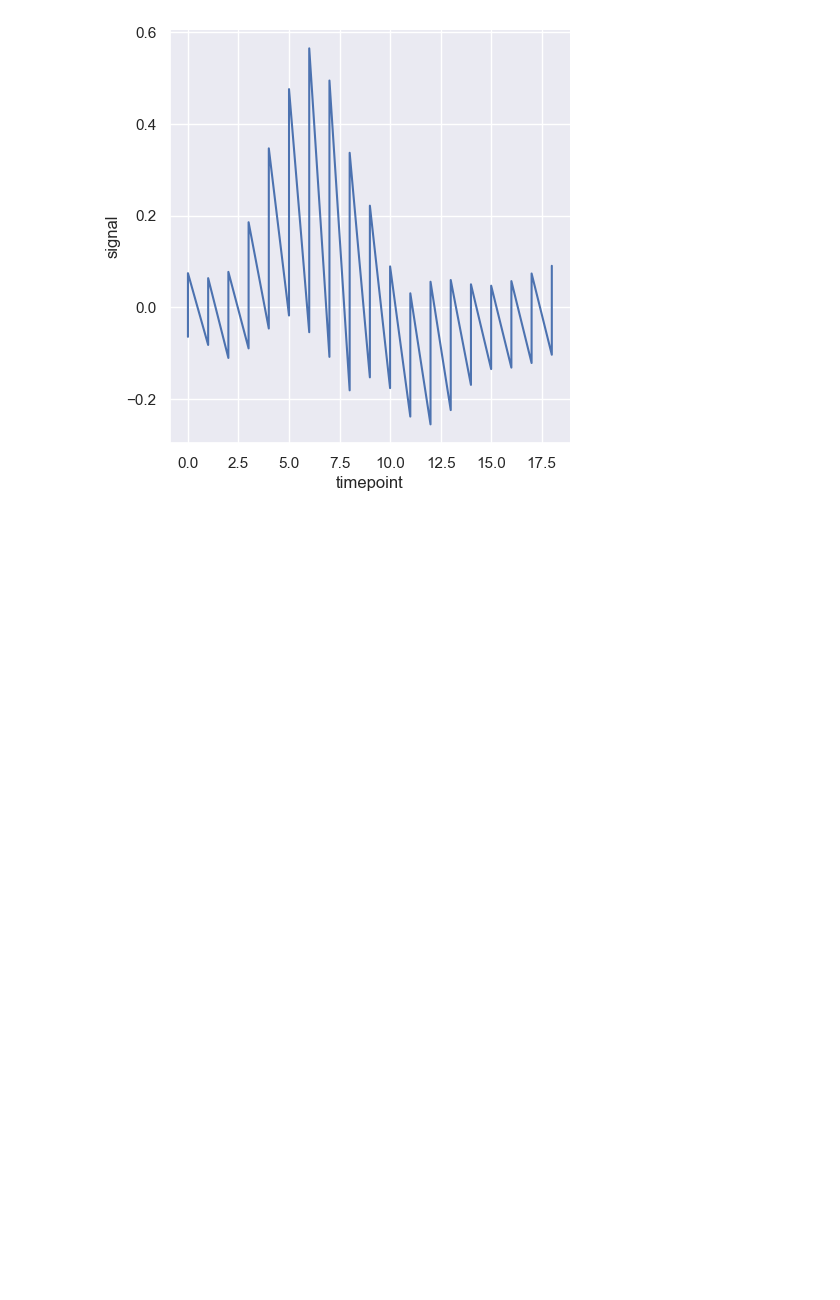
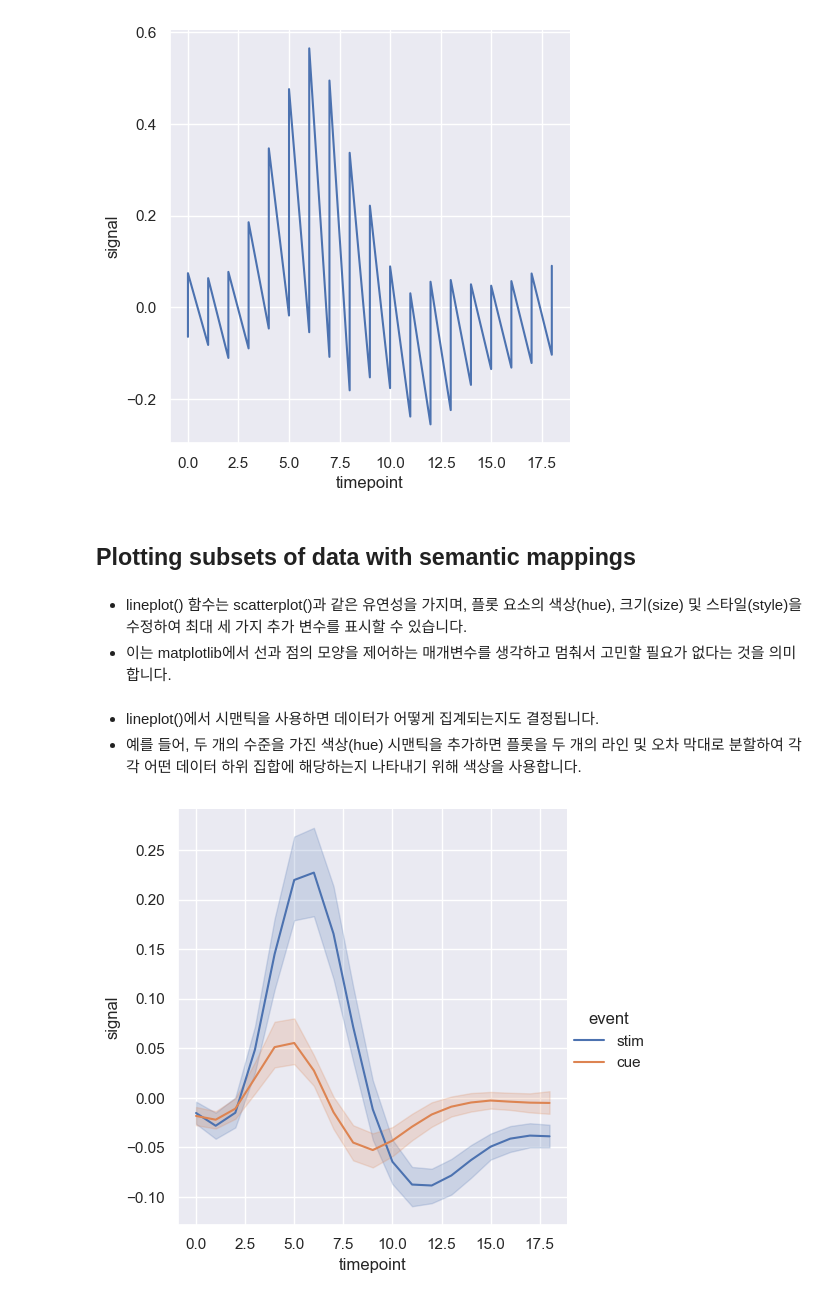
Before and after one commit to kinghy00/Seaborn-Tutorial, a Jupyter notebook: Visualizing_statistical_relationships.ipynb, the cells around one changed output. Drawn from its saved outputs; the diff is of its cells as text; code cells hidden in the pictures; blank space fills up the shorter version.

```diff
--- a/Visualizing_statistical_relationships.ipynb
+++ b/Visualizing_statistical_relationships.ipynb
@@ -193,3 +193,18 @@ sns.relplot(
 );
 # %% [output]
 [figure]
+# %% [markdown]
+## Plotting subsets of data with semantic mappings
+# %% [markdown]
+- lineplot() 함수는 scatterplot()과 같은 유연성을 가지며, 플롯 요소의 색상(hue), 크기(size) 및 스타일(style)을 수정하여 최대 세 가지 추가 변수를 표시할 수 있습니다.
+- 이는 matplotlib에서 선과 점의 모양을 제어하는 매개변수를 생각하고 멈춰서 고민할 필요가 없다는 것을 의미합니다.
+# %% [markdown]
+- lineplot()에서 시맨틱을 사용하면 데이터가 어떻게 집계되는지도 결정됩니다.
+- 예를 들어, 두 개의 수준을 가진 색상(hue) 시맨틱을 추가하면 플롯을 두 개의 라인 및 오차 막대로 분할하여 각각 어떤 데이터 하위 집합에 해당하는지 나타내기 위해 색상을 사용합니다.
+# %%
+sns.relplot(
+    data=fmri, kind="line",
+    x="timepoint", y="signal", hue="event",
+);
+# %% [output]
+[figure, added]
```
Also changed, not shown: parts of 19 cells of this notebook.
